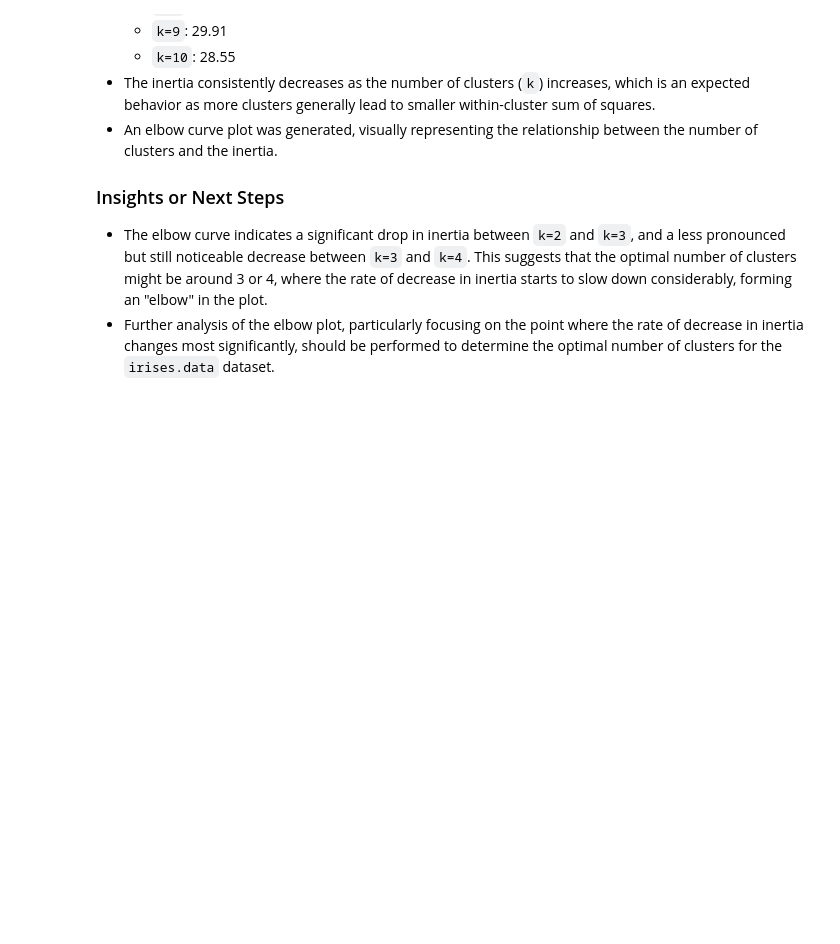
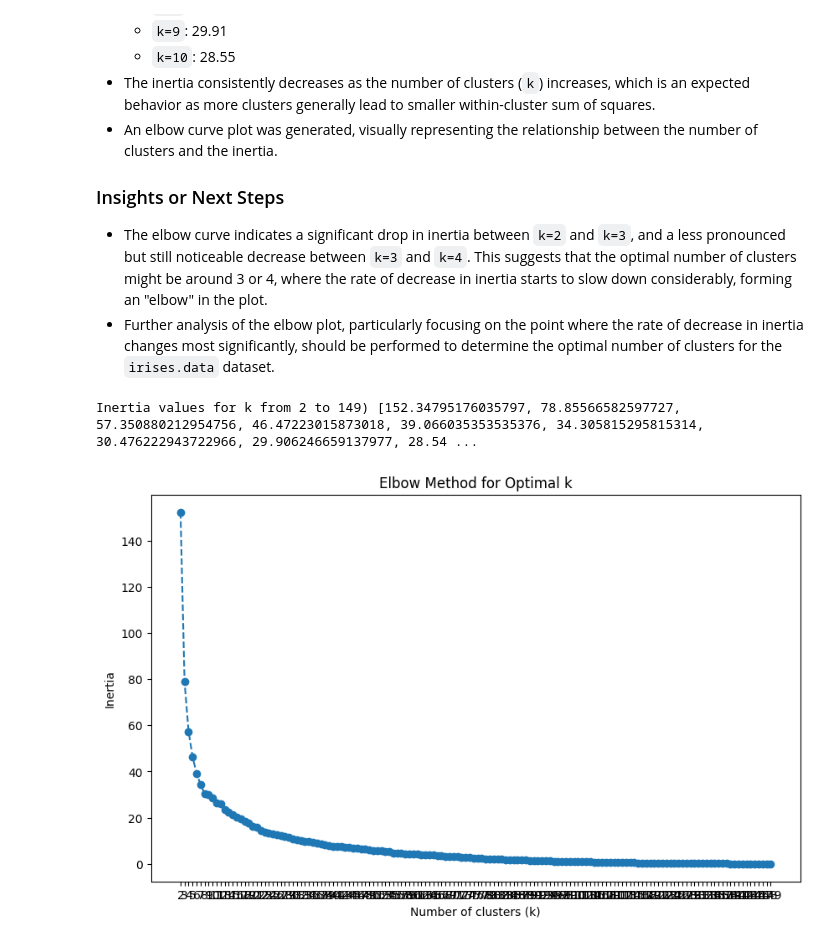
Before and after one commit to ValRCS/RBS_LIFT_AI_ML_Models, a Jupyter notebook: notebooks/plot_cluster_comparison.ipynb, the cells around one changed output. Saved outputs shown, nothing was run; the diff lists cells and outputs as text; code cells hidden in the pictures; blank space fills up the shorter version.

```diff
--- a/notebooks/plot_cluster_comparison.ipynb
+++ b/notebooks/plot_cluster_comparison.ipynb
@@ -542,9 +546,11 @@ Iterate through potential numbers of clusters (k from 2 to 10). For each k, init
 To calculate the KMeans inertia for different values of k, I will initialize an empty list, loop from k=2 to k=10, create a KMeans model for each k, fit it to the `irises.data`, and store the model's inertia in the list.
 # %%
 inertia_values = []
-for k in range(2, 11):
+MIN_K = 2
+MAX_K = 10
+for k in range(MIN_K, MAX_K+1):
     kmeans = sklearn.cluster.KMeans(n_clusters=k, random_state=42, n_init='auto')
-    kmeans.fit(irises.data)
+    kmeans.fit(irises.data) # so here I generate model for particular k value
     inertia_values.append(kmeans.inertia_)
-print("Inertia values for k from 2 to 10:", inertia_values)
+print(f"Inertia values for k from {MIN_K} to {MAX_K})", inertia_values)
 # %% [output]
@@ -586,3 +592,26 @@ plt.show()
 
 *   The elbow curve indicates a significant drop in inertia between `k=2` and `k=3`, and a less pronounced but still noticeable decrease between `k=3` and `k=4`. This suggests that the optimal number of clusters might be around 3 or 4, where the rate of decrease in inertia starts to slow down considerably, forming an "elbow" in the plot.
 *   Further analysis of the elbow plot, particularly focusing on the point where the rate of decrease in inertia changes most significantly, should be performed to determine the optimal number of clusters for the `irises.data` dataset.
+# %%
+inertia_values = []
+MIN_K = 2
+MAX_K = 149 # of course 150 groups is a bit silly for 150 measurements
+for k in range(MIN_K, MAX_K+1):
+    kmeans = sklearn.cluster.KMeans(n_clusters=k, random_state=42, n_init='auto')
+    kmeans.fit(irises.data) # so here I generate model for particular k value
+    inertia_values.append(kmeans.inertia_)
+print(f"Inertia values for k from {MIN_K} to {MAX_K})", inertia_values)
+# %% [output]
+Inertia values for k from 2 to 149) [152.34795176035797, 78.85566582597727, 57.350880212954756, 46.47223015873018, 39.066035353535376, 34.305815295815314, 30.476222943722966, 29.906246659137977, 28.54 ...
+# %%
+plt.figure(figsize=(10, 6))
+plt.plot(range(MIN_K, MAX_K + 1), inertia_values, marker='o', linestyle='--')
+plt.xlabel('Number of clusters (k)')
+plt.ylabel('Inertia')
+plt.title('Elbow Method for Optimal k')
+plt.xticks(range(MIN_K, MAX_K + 1))
+# turn off grid
+plt.grid(False)
+plt.show()
+# %% [output]
+[figure, added]
```
Also changed, not shown: parts of 12 cells of this notebook.
